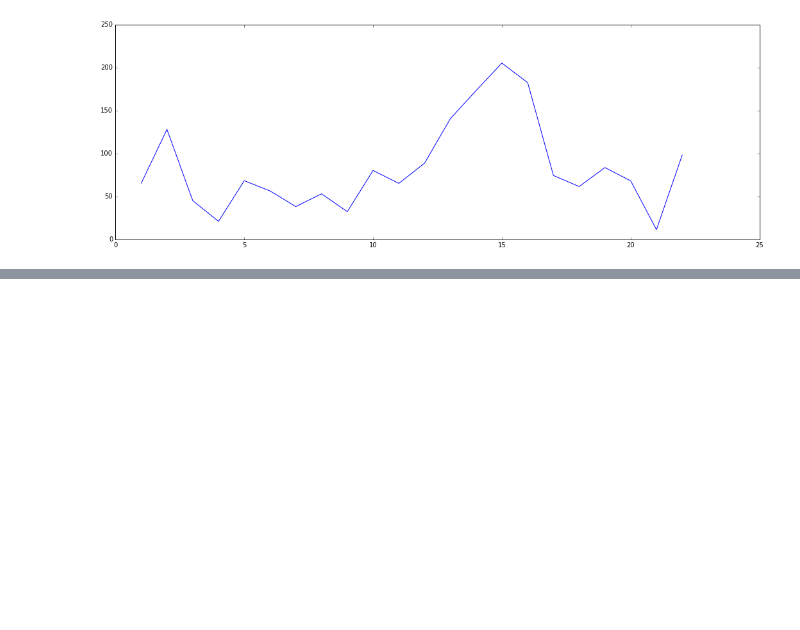
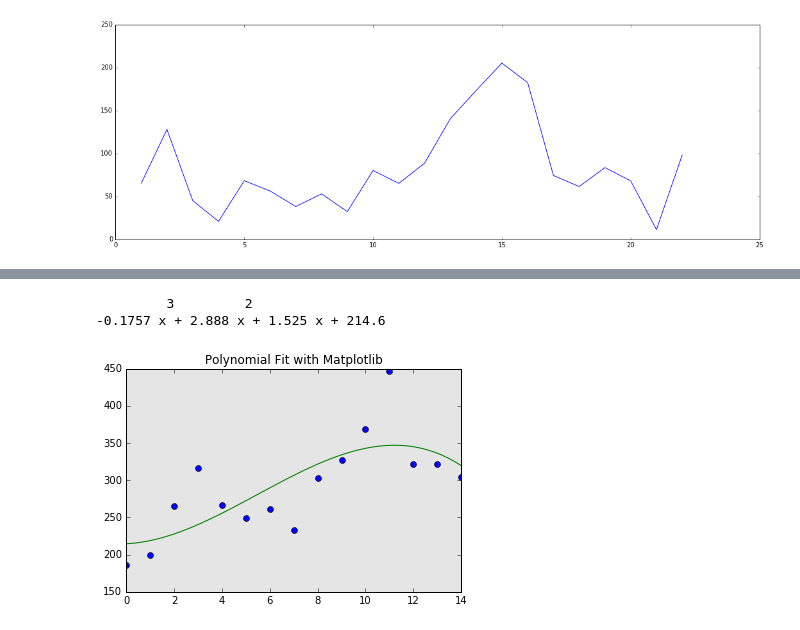
Before and after one commit to CS175MinecraftAI/IfYouCanDodgeAFireball, a Jupyter notebook: code/analysis/survival_rate.ipynb, the cells around one changed output, grey strips where cells are left out. Cells and saved outputs as stored; diff of their text form; code cells hidden in the pictures; blank space fills up the shorter version.

```diff
--- a/code/analysis/survival_rate.ipynb
+++ b/code/analysis/survival_rate.ipynb
@@ -183,0 +308,36 @@ plt.show()
+# %%
+
+# MatPlotlib
+import matplotlib.pyplot as plt
+from matplotlib import pylab
+
+# Scientific libraries
+import numpy as np
+
+sumrunindexarmor =  list(range(0,15))
+
+# get x and y vectors
+x = sumrunindexarmor
+y = diag8
+
+# calculate polynomial
+z = np.polyfit(x, y, 3)
+f = np.poly1d(z)
+print f
+
+# calculate new x's and y's
+x_new = np.linspace(x[0], x[-1], 50)
+y_new = f(x_new)
+
+
+plt.plot(x,y,'o', x_new, y_new)
+pylab.title('Polynomial Fit with Matplotlib')
+ax = plt.gca()
+ax.set_axis_bgcolor((0.898, 0.898, 0.898))
+fig = plt.gcf()
+# py.plot_mpl(fig, filename='polynomial-Fit-with-matplotlib')
+plt.show()
+# %% [output]
+         3         2
+-0.1757 x + 2.888 x + 1.525 x + 214.6
+[figure, added]
```
Also changed, not shown: parts of 4 cells of this notebook, 10 other files.
